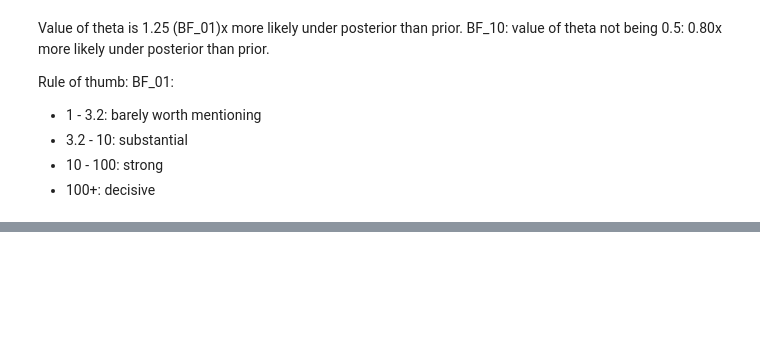
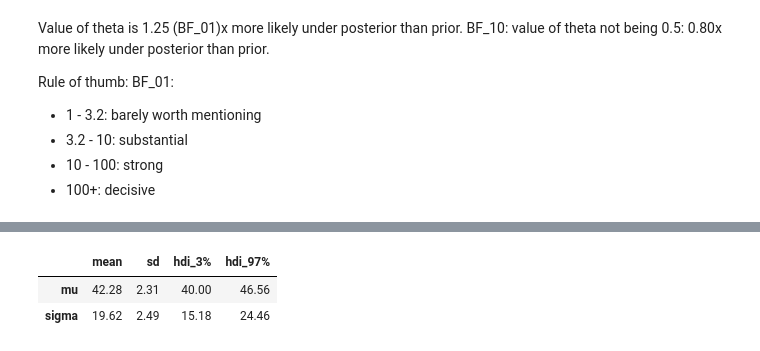
Before and after one commit to damiansp/completePython, a Jupyter notebook: bayesian/bap/02_programming_probabilistically.ipynb, the cells around one changed output, grey strips where cells are left out. Drawn from its saved outputs; the diff is of its cells as text; code cells hidden in the pictures; blank space fills up the shorter version.

```diff
--- a/bayesian/bap/02_programming_probabilistically.ipynb
+++ b/bayesian/bap/02_programming_probabilistically.ipynb
@@ -100,0 +127,6 @@ plt.ylabel('An example arbitrary loss function');
+# %%
+az.summary(idata_g, kind='stats').round(2)
+# %% [output]
+|  | mean | sd | hdi_3% | hdi_97% |
+| mu | 42.28 | 2.31 | 40.00 | 46.56 |
+| sigma | 19.62 | 2.49 | 15.18 | 24.46 |
```
Also changed, not shown: parts of 15 cells of this notebook.
